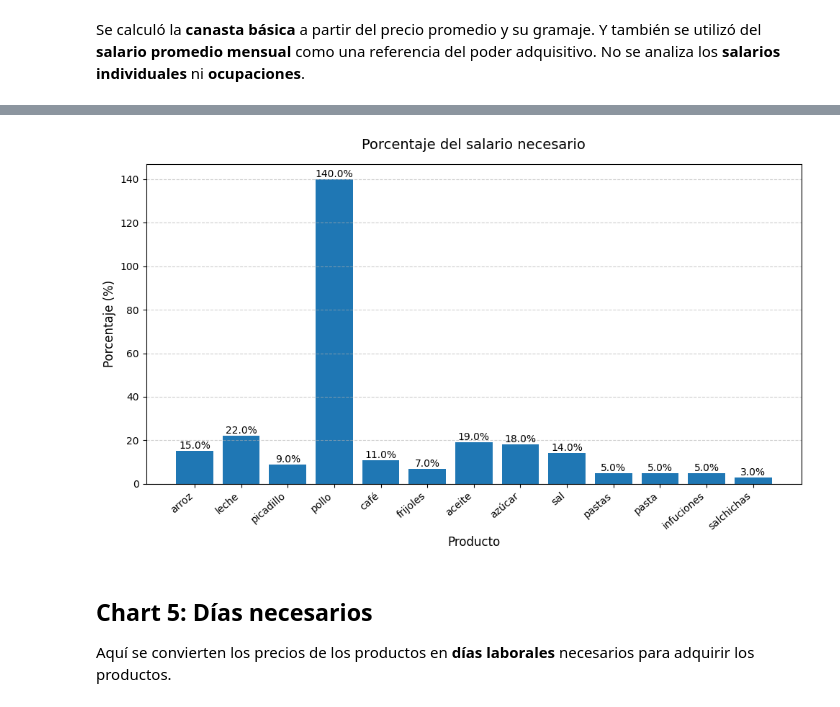
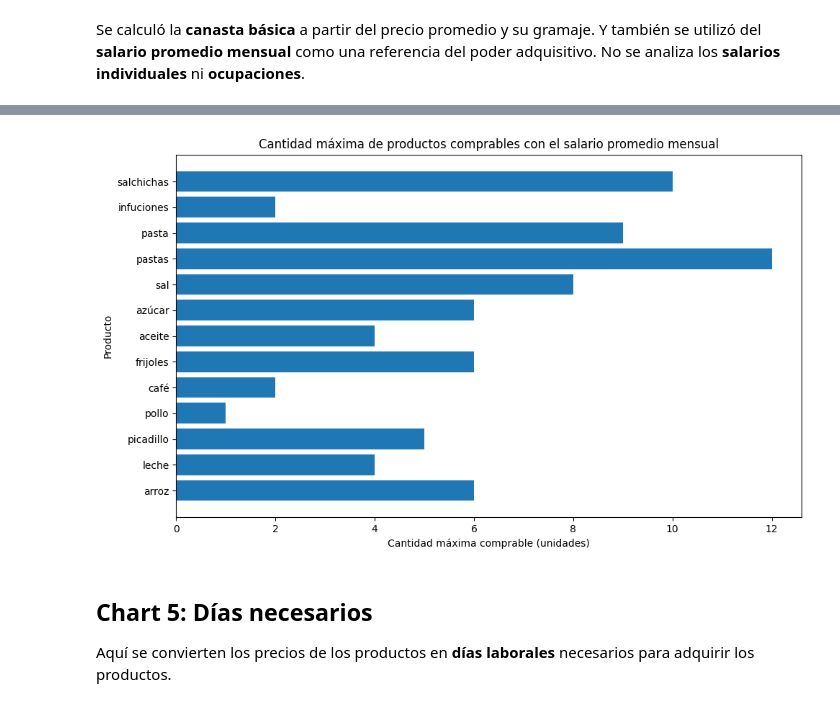
Before and after one commit to L14Npy/project_01, a Jupyter notebook: story.ipynb, the cells around one changed output, grey strips where cells are left out. Saved outputs shown, nothing was run; the diff lists cells and outputs as text; code cells hidden in the pictures.

```diff
--- a/story.ipynb
+++ b/story.ipynb
@@ -224,29 +72,7 @@ Se muestra en la gráfica el **% del salario necesario** para comprar un product
-# %%
-def ChartPercetSalary():
-    data = PercentSalary()
-    products = list(data.keys())
-    percents = list(data.values())
-
-    plt.figure(figsize=(10, 6))
-    plt.bar(products, percents)
-
-    plt.title('Porcentaje del salario necesario', fontsize=14, pad=15)
-    plt.ylabel('Porcentaje (%)', fontsize=12)
-    plt.xlabel('Producto', fontsize=12)
-
-    plt.xticks(rotation=40, ha='right')
-    plt.grid(axis='y', linestyle='--', alpha=0.6)
-
-    # Mostrar valores encima de cada barra
-    for i, value in enumerate(percents):
-        plt.text(i, value, f'{value:.1f}%', ha='center', va='bottom', fontsize=10)
-
-    plt.tight_layout()
-    plt.show()
-
-ChartPercetSalary()
-# %% [output]
-[figure, removed]
+# %%
+ChartMaxUnits(1)
+# %% [output]
+[figure, added]
 # %% [markdown]
 ## Chart 5: Días necesarios
 
```
Also changed, not shown: parts of 15 cells of this notebook, 8 other files.
